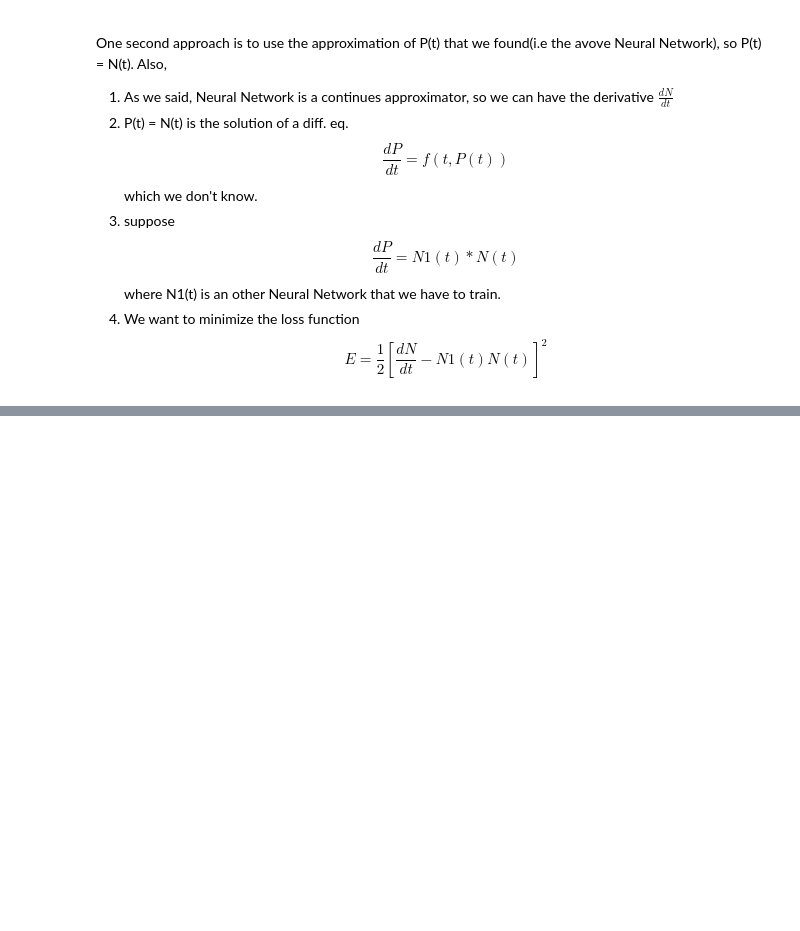
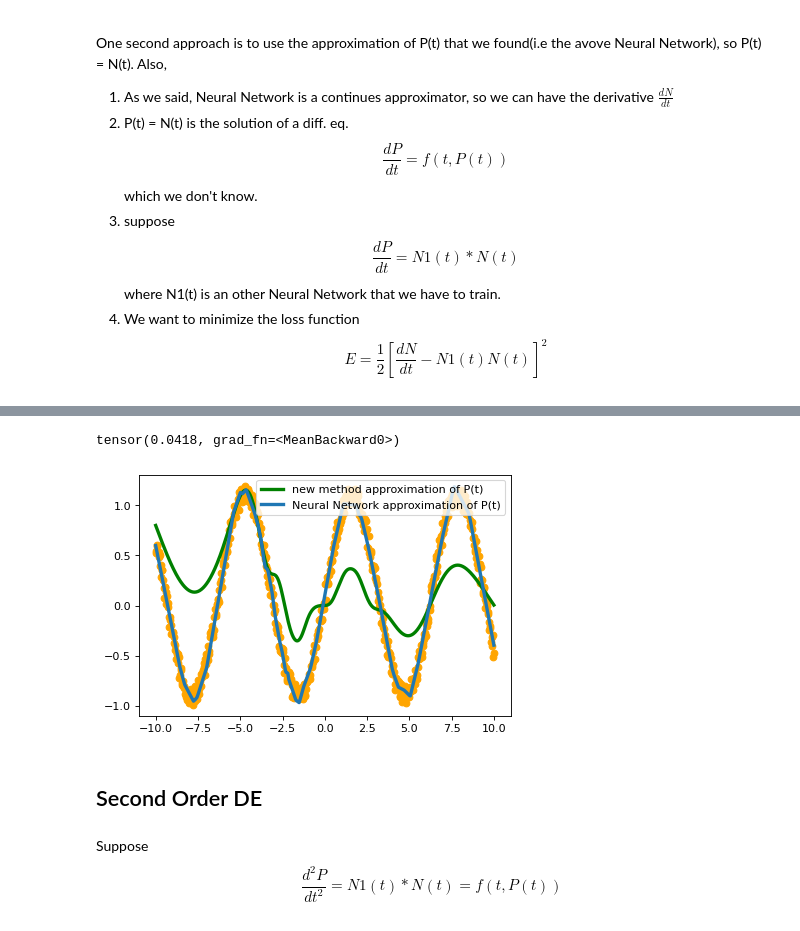
Before and after one commit to christinaseven/myproj, a Jupyter notebook: 1st implementation.ipynb, the cells around one changed output, grey strips where cells are left out. Cells and saved outputs as stored; diff of their text form; code cells hidden in the pictures; blank space fills up the shorter version.

```diff
--- a/1st implementation.ipynb
+++ b/1st implementation.ipynb
@@ -259,3 +204,10 @@ One second approach is to use the approximation of P(t) that we found(i.e the av
 2. P(t) = N(t) is the solution of a diff. eq. $$\frac{dP}{dt} = f(t,P(t))$$ which we don't know.
 3. suppose $$\frac{dP}{dt} = N1(t) * N(t)$$ where N1(t) is an other Neural Network that we have to train.
 4. We want to minimize the loss function $$ E= \frac{1}{2}[\frac{dN}{dt} - N1(t)N(t)]^{2} $$
+# %%
+#build model N1(t)
+net1 = torch.nn.Sequential(
+        torch.nn.Linear(1, 300),
+        torch.nn.LeakyReLU(),
+        torch.nn.Linear(300, 1),
+    )
@@ -261,0 +228,3 @@ One second approach is to use the approximation of P(t) that we found(i.e the av
+# %%
+x = torch.unsqueeze(torch.linspace(-10, 10, 500), dim=1)
+x.shape
@@ -261,0 +270,13 @@ One second approach is to use the approximation of P(t) that we found(i.e the av
+# %%
+NN = nn.Sequential(nn.Linear(1, 200), nn.Sigmoid(), nn.Linear(200,1, bias=False))
+Psi_t = lambda x: x * NN(x)
+f = lambda x: net1(x)*net(x)
+# %%
+def loss_fun(x):
+
+    x.requires_grad = True
+    outputs = Psi_t(x)
+    Psi_t_x = torch.autograd.grad(outputs, x, grad_outputs=torch.ones_like(outputs),
+                        create_graph=True)[0]
+
+    return  torch.mean( ( Psi_t_x - f(x) )  ** 2)
@@ -261,0 +315,15 @@ One second approach is to use the approximation of P(t) that we found(i.e the av
+# %%
+x = torch.unsqueeze(torch.linspace(-10, 10, 600), dim=1)
+y = torch.sin(x) + 0.2*torch.rand(x.size())
+p_t = Psi_t(x)
+p_t_N = net(x)
+loss = loss_fun(x)
+print(loss)
+fig, ax = plt.subplots(dpi=80)
+ax.scatter(x.data.numpy(),y.data.numpy(), color = "orange")
+ax.plot(x.data.numpy(), p_t.data.numpy(), 'g-', lw=3, label ='new method approximation of P(t)')
+ax.plot(x.data.numpy(), p_t_N.data.numpy(), lw=3, label ='Neural Network approximation of P(t)')
+plt.legend(loc='best');
+# %% [output]
+tensor(0.0418, grad_fn=<MeanBackward0>)
+[figure, added]
@@ -261,0 +335,4 @@ One second approach is to use the approximation of P(t) that we found(i.e the av
+# %% [markdown]
+## Second Order DE
+# %% [markdown]
+Suppose $$ \frac{d^{2}P}{dt^{2}} = N1(t)*N(t) = f(t, P(t))$$
```
Also changed, not shown: parts of 39 cells of this notebook.
